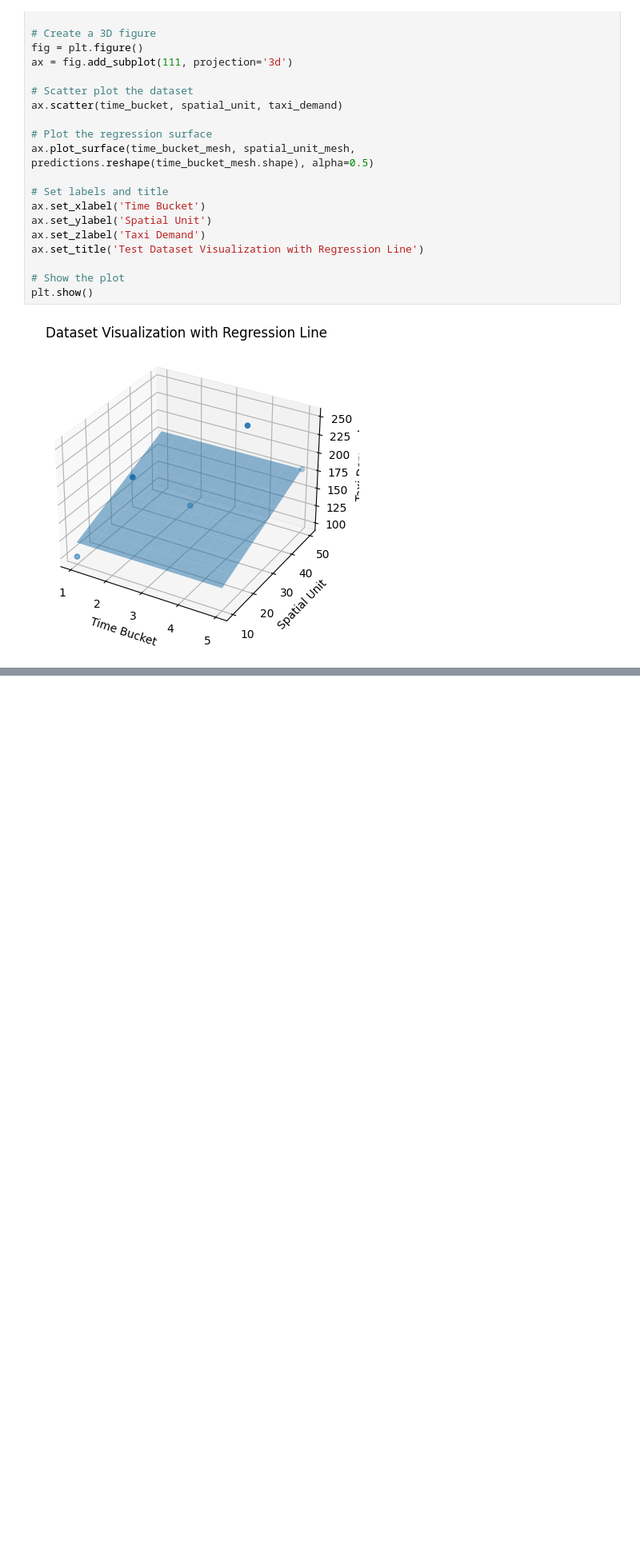
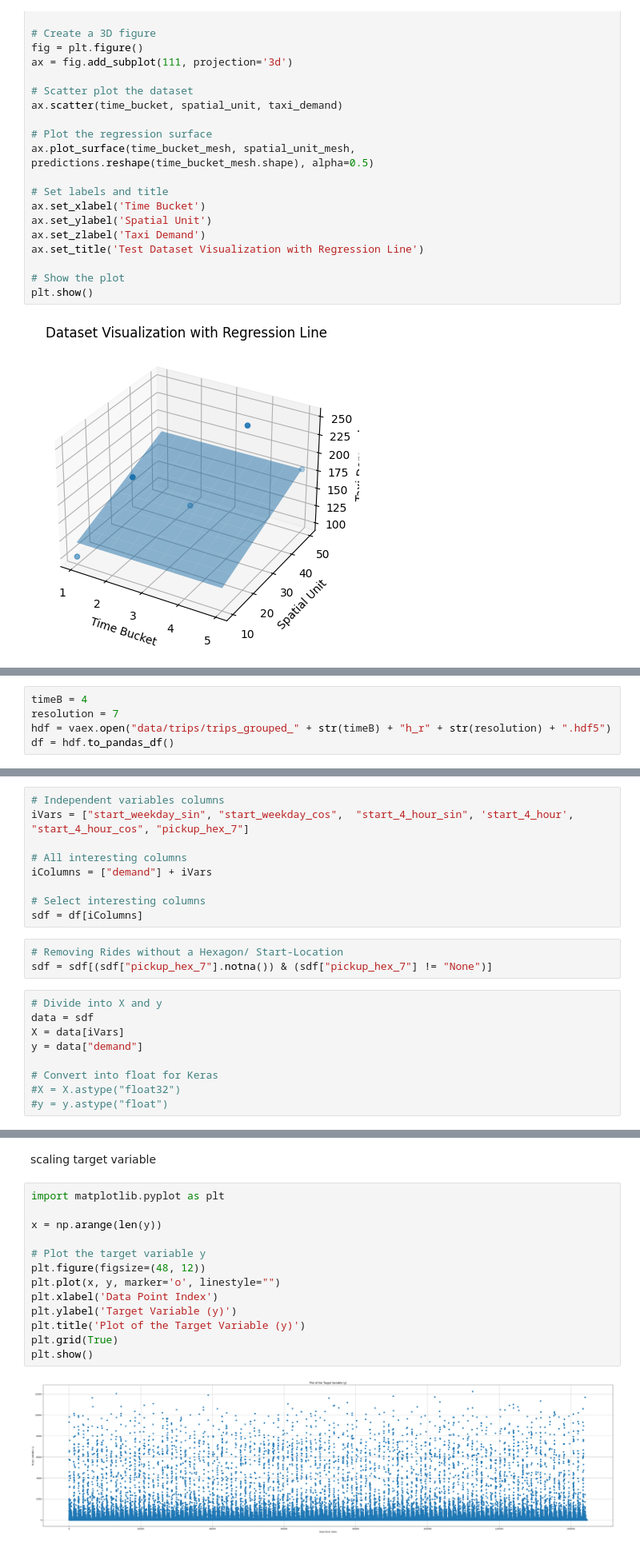
Before and after one commit to lniggemann/AAA_2023, a Jupyter notebook: 04_support_vector_regression.ipynb, the cells around one changed output, grey strips where cells are left out. Shown at 80% size. Drawn from its saved outputs; the diff is of its cells as text; blank space fills up the shorter version.

```diff
--- a/04_support_vector_regression.ipynb
+++ b/04_support_vector_regression.ipynb
@@ -167,0 +125,5 @@ plt.show()
+# %%
+timeB = 4
+resolution = 7
+hdf = vaex.open("data/trips/trips_grouped_" + str(timeB) + "h_r" + str(resolution) + ".hdf5")
+df = hdf.to_pandas_df()
@@ -167,0 +142,21 @@ plt.show()
+# %%
+# Independent variables columns
+iVars = ["start_weekday_sin", "start_weekday_cos",  "start_4_hour_sin", 'start_4_hour',  "start_4_hour_cos", "pickup_hex_7"]
+
+# All interesting columns
+iColumns = ["demand"] + iVars
+
+# Select interesting columns
+sdf = df[iColumns]
+# %%
+# Removing Rides without a Hexagon/ Start-Location
+sdf = sdf[(sdf["pickup_hex_7"].notna()) & (sdf["pickup_hex_7"] != "None")]
+# %%
+# Divide into X and y
+data = sdf
+X = data[iVars]
+y = data["demand"]
+
+# Convert into float for Keras
+#X = X.astype("float32")
+#y = y.astype("float")
@@ -167,0 +218,17 @@ plt.show()
+# %% [markdown]
+scaling target variable
+# %%
+import matplotlib.pyplot as plt
+
+x = np.arange(len(y))
+
+# Plot the target variable y
+plt.figure(figsize=(48, 12))
+plt.plot(x, y, marker='o', linestyle="")
+plt.xlabel('Data Point Index')
+plt.ylabel('Target Variable (y)')
+plt.title('Plot of the Target Variable (y)')
+plt.grid(True)
+plt.show()
+# %% [output]
+[figure, added]
```
Also changed, not shown: parts of 17 cells of this notebook.
